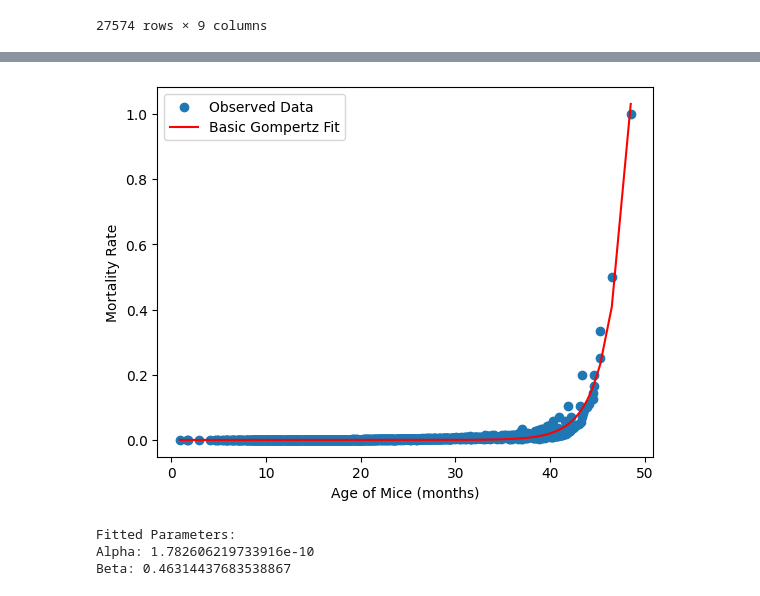
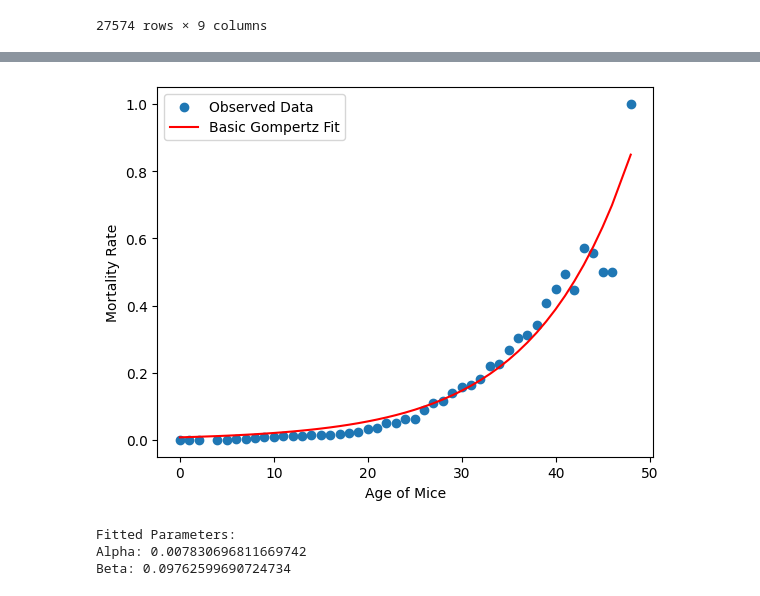
Before and after one commit to shs2017/Data-Literacy, a Jupyter notebook: Lifespans_ITP1.ipynb, the cells around one changed output, grey strips where cells are left out. Saved outputs shown, nothing was run; the diff lists cells and outputs as text; code cells hidden in the pictures.

```diff
--- a/Lifespans_ITP1.ipynb
+++ b/Lifespans_ITP1.ipynb
@@ -40,8 +52,8 @@ df
 |  | C2017 | UT | m | UT10785 | Syr | 300 | 5.0 | dead | 1 | ... |
 27574 rows × 9 columns
 # %%
-control_group = df.loc[df['group'] == "Control"]
-control_group = control_group[control_group['status'] != "removed"]
+control_group = df.loc[df['group'] == CONTROL_GROUP_KEY]
+control_group = control_group.sort_values(by=[AGE_IN_DAYS_COLUMN])
 control_group
 # %% [output]
 |  |  | site | sex | id | group | Rx(ppm) | age_initiation(mo) | status | dead | ... |
@@ -116,0 +177,12 @@ def gompertz_cdf(x, alpha, beta):
+# %%
+def graph_running_mortality_percentage(experiment_group: pd.DataFrame, title: str) -> None:
+    age_in_days = experiment_group.loc[:, AGE_IN_DAYS_COLUMN]
+    running_mortality_percentage = experiment_group.loc[:, RUNNING_MORALITY_PERCENTAGE_COLUMN]
+
+    plt.plot(age_in_days, running_mortality_percentage)
+    plt.xlabel('Days')
+    plt.ylabel('Cumulative Mortality Rate')
+    plt.title(title)
+    plt.show()
+
+graph_running_mortality_percentage(control_group, title='Control Group')
@@ -117,31 +228,28 @@ def gompertz_cdf(x, alpha, beta):
 # %%
-ages_in_months = mortality_rate_df['Day'] / 30
-mortality_rates = mortality_rate_df['MortalityRate']
+dead_counts = remove_days_without_deaths(group_ages(control_group, time_period_in_days))
+population_data = population_at_daystart(dead_counts)
+mortality_rate = calculate_mortality_rates(dead_counts, population_data)
 
-# Provide initial parameter estimates
-initial_params = [0.1, 0.4]
+ages = dead_counts.index
 
-# Fit the basic Gompertz model to the data
-params, covariance = curve_fit(gompertz, ages_in_months, mortality_rates, p0=initial_params)
-# Extract the fitted parameters
-alpha_fit_mice, beta_fit_mice = params
+alpha_fit_mice, beta_fit_mice = fit_gompertz_model([0.1, 0.085], ages, mortality_rate)
 
 # Generate predicted mortality rates using the fitted parameters
-predicted_mortality = gompertz(ages_in_months, alpha_fit_mice, beta_fit_mice)
+predicted_mortality = gompertz(ages, alpha_fit_mice, beta_fit_mice)
 
 # Plot the results
-plt.scatter(ages_in_months, mortality_rates, label='Observed Data')
-plt.plot(ages_in_months, predicted_mortality, label='Basic Gompertz Fit', color='red')
-plt.xlabel('Age of Mice (months)')
+plt.scatter(ages, mortality_rate, label='Observed Data')
+plt.plot(ages, predicted_mortality, label='Basic Gompertz Fit', color='red')
+plt.xlabel('Age of Mice')
 plt.ylabel('Mortality Rate')
 plt.legend()
 plt.show()
 
 print("Fitted Parameters:")
 print("Alpha:", alpha_fit_mice)
 print("Beta:", beta_fit_mice)
 # %% [output]
-[figure, old version]
+[figure, new version]
 Fitted Parameters:
-Alpha: 1.782606219733916e-10
-Beta: 0.46314437683538867
+Alpha: 0.007830696811669742
+Beta: 0.09762599690724734
```
Also changed, not shown: parts of 19 cells of this notebook, 1 other file.
